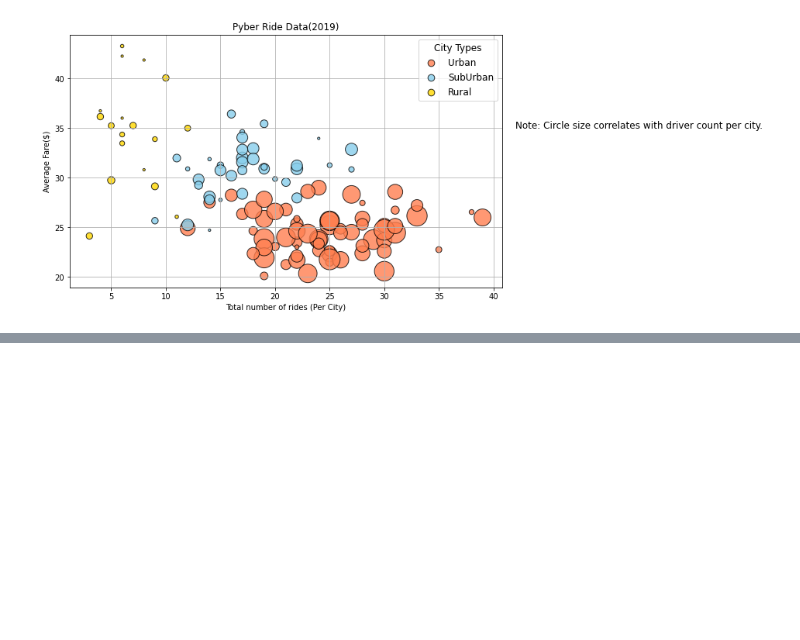
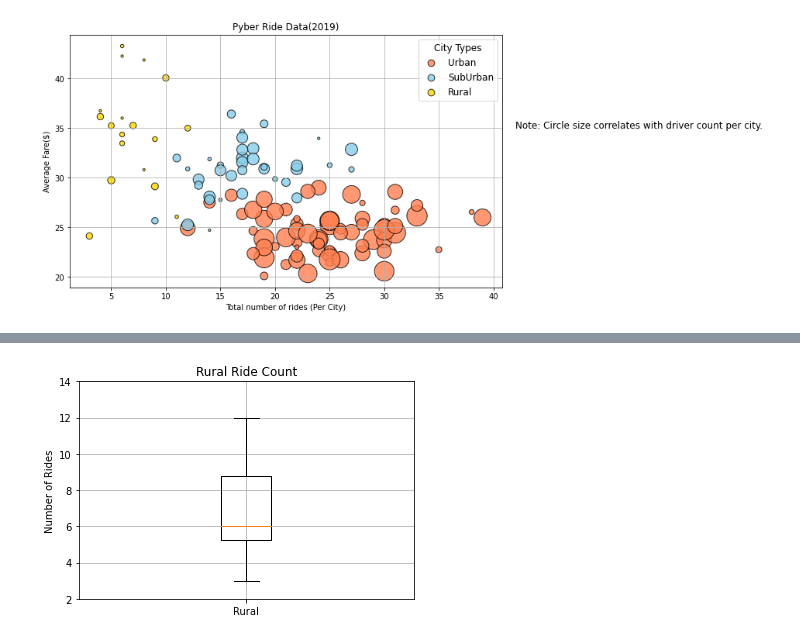
Before and after one commit to Jusharry/Pyber_Analysis, a Jupyter notebook: Pyber.ipynb, the cells around one changed output, grey strips where cells are left out. Saved outputs shown, nothing was run; the diff lists cells and outputs as text; code cells hidden in the pictures; blank space fills up the shorter version.

```diff
--- a/Pyber.ipynb
+++ b/Pyber.ipynb
@@ -272,0 +456,14 @@ plt.show()
+# %%
+#Box and whisker plots fof rural ride count
+
+x_labels = ["Rural"]
+fig, ax = plt.subplots()
+ax.boxplot(rural_ride_count, labels = x_labels)
+#Add the title , y_axis label and grid
+ax.set_title("Rural Ride Count")
+ax.set_ylabel("Number of Rides")
+ax.set_yticks(np.arange(2,16, step= 2.0))
+ax.grid()
+plt.show()
+# %% [output]
+[figure, added]
```
Also changed, not shown: parts of 30 cells of this notebook, 5 other files.
